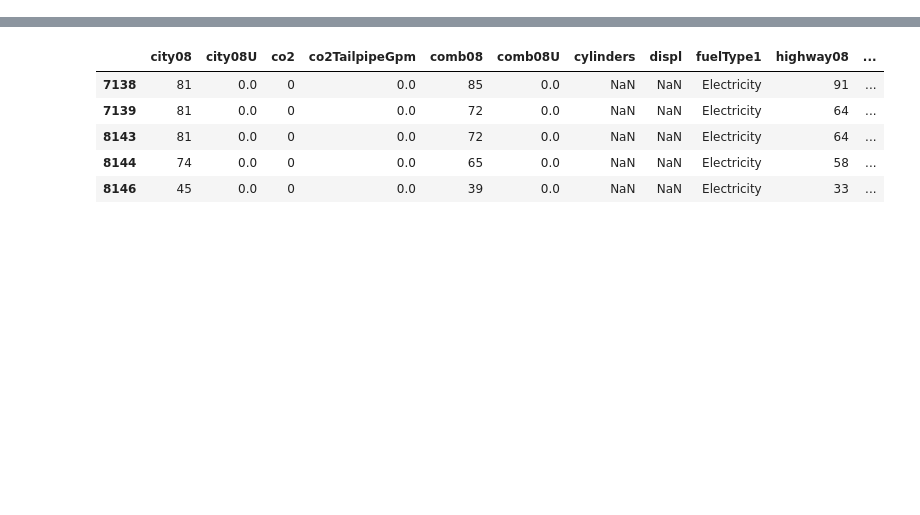
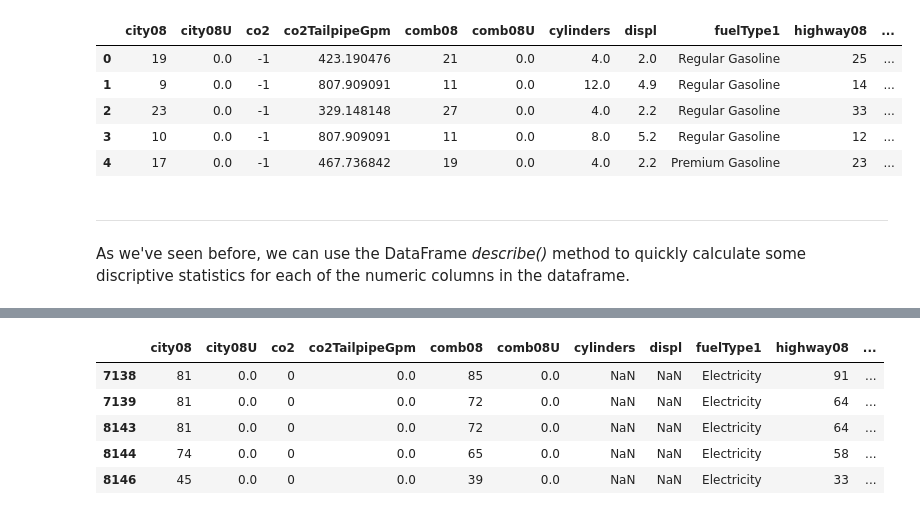
Before and after one commit to zarthur/CSCC-Analytics, a Jupyter notebook: 03-Exploration.ipynb, the cells around one changed output, grey strips where cells are left out. Saved outputs shown, nothing was run; the diff lists cells and outputs as text; code cells hidden in the pictures; blank space fills up the shorter version.

```diff
--- a/03-Exploration.ipynb
+++ b/03-Exploration.ipynb
@@ -37,2 +62,0 @@ len(epa_data.columns)
-# %%
-pd.set_option('display.max_column', 100)
@@ -44,8 +111,20 @@ FileNotFoundError: [Errno 2] No such file or directory: './data/03-vehicles-desc
 # %%
 columns = ["city08", "city08U", "co2", "co2TailpipeGpm", "comb08", "comb08U",
            "cylinders", "displ", "fuelType1", "highway08", "highway08U",
            "make", "model", "VClass", "year"]
 epa_subset = epa_data[columns].copy()
+epa_subset.head()
+# %% [output]
+|  | city08 | city08U | co2 | co2TailpipeGpm | comb08 | comb08U | cylinders | displ | fuelType1 | highway08 | ... |
+| 0 | 19 | 0.0 | -1 | 423.190476 | 21 | 0.0 | 4.0 | 2.0 | Regular Gasoline | 25 | ... |
+| 1 | 9 | 0.0 | -1 | 807.909091 | 11 | 0.0 | 12.0 | 4.9 | Regular Gasoline | 14 | ... |
+| 2 | 23 | 0.0 | -1 | 329.148148 | 27 | 0.0 | 4.0 | 2.2 | Regular Gasoline | 33 | ... |
+| 3 | 10 | 0.0 | -1 | 807.909091 | 11 | 0.0 | 8.0 | 5.2 | Regular Gasoline | 12 | ... |
+| 4 | 17 | 0.0 | -1 | 467.736842 | 19 | 0.0 | 4.0 | 2.2 | Premium Gasoline | 23 | ... |
+# %% [markdown]
+<hr>
+
+As we've seen before, we can use the DataFrame *describe()* method to quickly calculate some discriptive statistics for each of the numeric columns in the dataframe.
 # %%
 epa_subset.describe()
 # %% [output]
```
Also changed, not shown: parts of 37 cells of this notebook, 2 other files.
